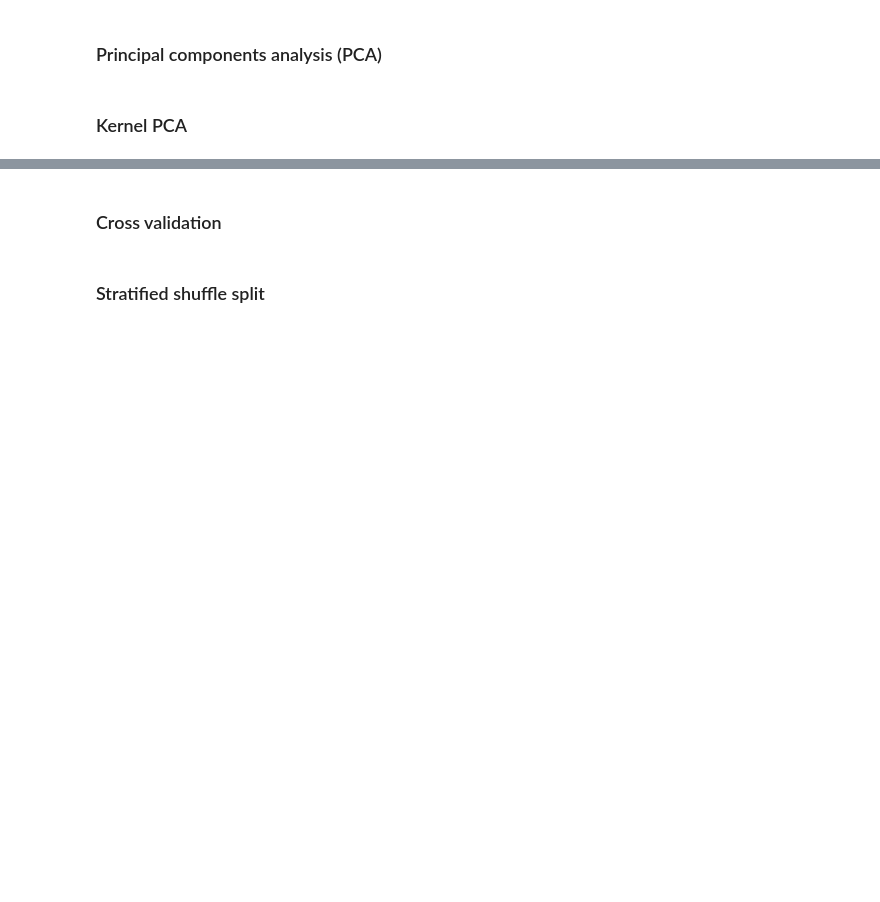
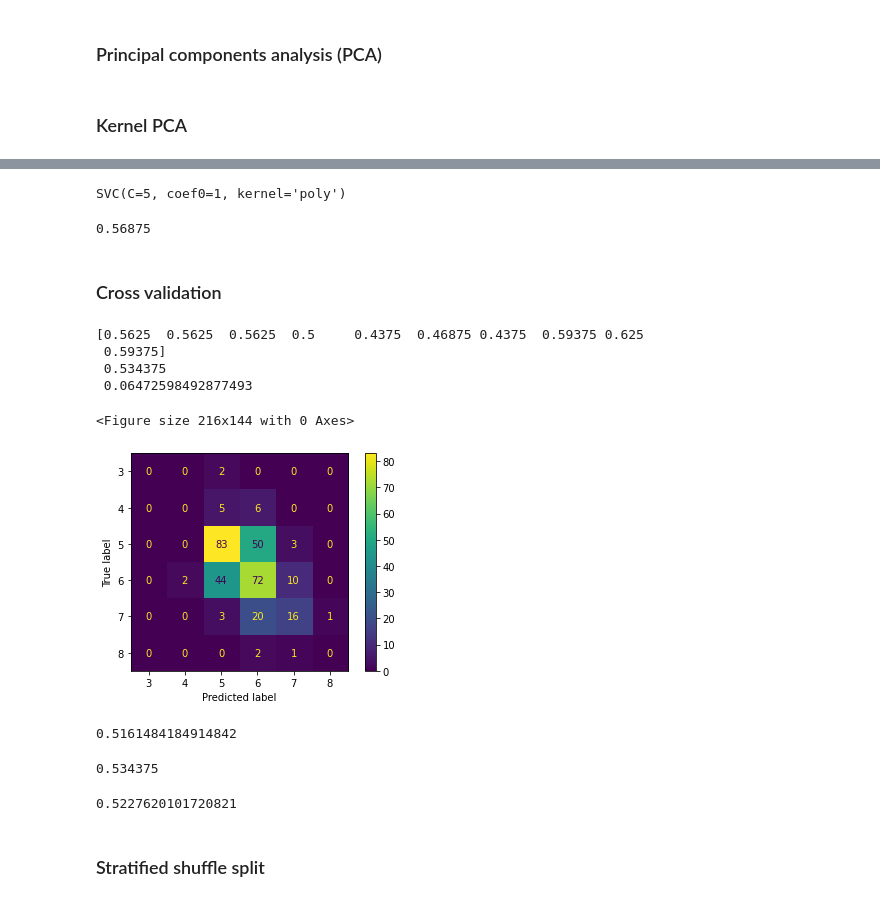
Before and after one commit to fod/machine-learning-statistics, a Jupyter notebook: scikit-learn.ipynb, the cells around one changed output, grey strips where cells are left out. Saved outputs shown, nothing was run; the diff lists cells and outputs as text; code cells hidden in the pictures; blank space fills up the shorter version.

```diff
--- a/scikit-learn.ipynb
+++ b/scikit-learn.ipynb
@@ -429,24 +567,55 @@ X_kpca_ww = kpca_ww.fit_transform(X_std_ww)
 # %%
 pca_rw.components_
 # %%
-X, y = train.drop(['quality_cat'], axis=1), train['quality_cat']
-scaler = StandardScaler()
-X_scaled = scaler.fit_transform(X)
-X_test_scaled = scaler.transform(test.drop(['quality_cat'], axis=1))
 model = SVC(kernel="poly", degree=3, coef0=1, C=5)
 # svm_clf = Pipeline([
 #     ("scaler", StandardScaler()),
 #     ("svm_clf", SVC(kernel="poly", degree=3, coef0=1, C=5)),
 # ])
 
-model.fit(X_scaled,y)
+model.fit(X_kpca_rw,y_train_rw)
+# %% [output]
+SVC(C=5, coef0=1, kernel='poly')
 # %%
-model.score(X_test_scaled, test['quality_cat'])
+X1 = scaler_rw.transform(X_test_rw)
+#X1 = drop_rw.transform(X1)
+X1 = kpca_rw.transform(X1)
+model.score(X1, y_test_rw)
+# %% [output]
+0.56875
 # %% [markdown]
 ### Cross validation
 # %%
-scores = cross_val_score(model, X_scaled, y, cv=10)
+scores = cross_val_score(model, X1, y_test_rw, cv=10)
 print(scores, '\n', scores.mean(), '\n', scores.std())
+# %% [output]
+[0.5625  0.5625  0.5625  0.5     0.4375  0.46875 0.4375  0.59375 0.625
+ 0.59375]
+ 0.534375
+ 0.06472598492877493
+# %%
+y_pred = cross_val_predict(model, X1, y_test_rw, cv=10)
+cm = confusion_matrix(y_test_rw, y_pred)
+# %%
+plt.figure(figsize=(3,2))
+ConfusionMatrixDisplay.from_predictions(y_test_rw, y_pred)
+plt.grid(False)
+plt.show()
+# %% [output]
+<Figure size 216x144 with 0 Axes>
+[figure, added]
+# %%
+precision_score(y_test_rw, y_pred, average='weighted')
+# %% [output]
+0.5161484184914842
+# %%
+recall_score(y_test_rw, y_pred, average='weighted')
+# %% [output]
+0.534375
+# %%
+f1_score(y_test_rw, y_pred, average='weighted')
+# %% [output]
+0.5227620101720821
 # %% [markdown]
 ### Stratified shuffle split
 # %%
```
Also changed, not shown: parts of 16 cells of this notebook.
